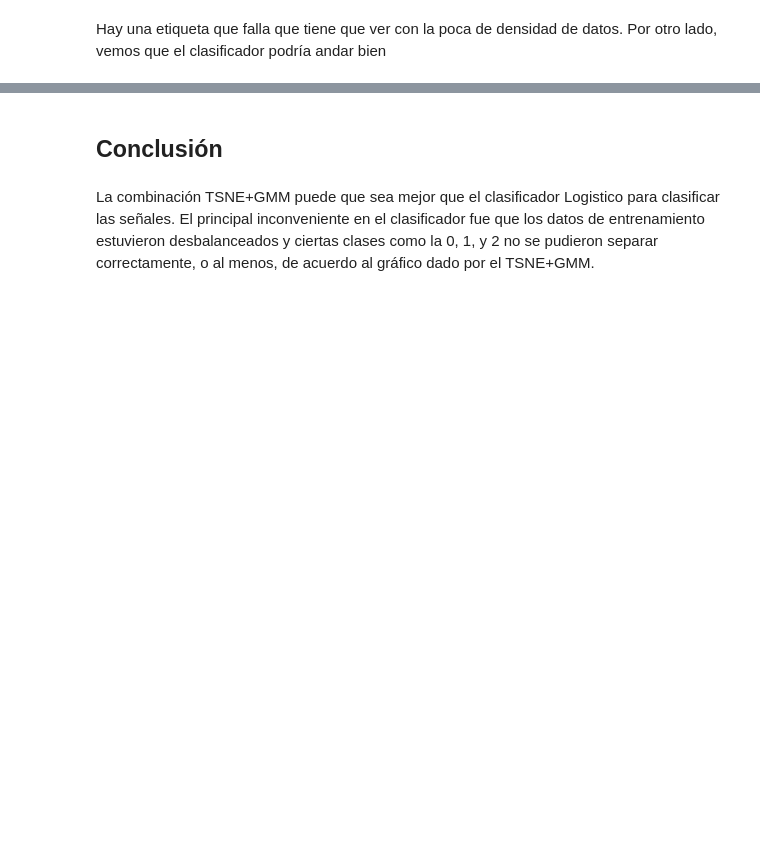
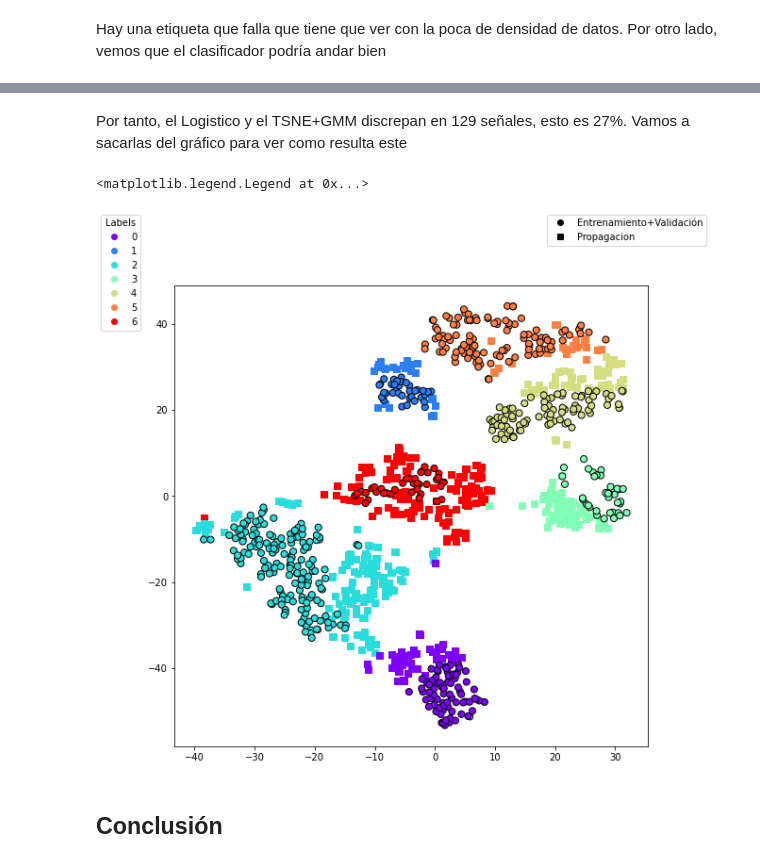
Before and after one commit to ifmelchor/volcano_ML-UNSAM, a Jupyter notebook: modelos/2_Mixtura.ipynb, the cells around one changed output, grey strips where cells are left out. Drawn from its saved outputs; the diff is of its cells as text; code cells hidden in the pictures; blank space fills up the shorter version.

```diff
--- a/modelos/2_Mixtura.ipynb
+++ b/modelos/2_Mixtura.ipynb
@@ -271,5 +314,32 @@ plot_LP_list(map(gen.get, idx))
+# %% [markdown]
+Por tanto, el Logistico y el TSNE+GMM discrepan en 129 señales, esto es 27%. Vamos a sacarlas del gráfico para ver como resulta este
+# %%
+X_forlabel_clean = X_forlabel[np.where((y_lr-y_gmm) == 0)]
+y_result_clean = y_result[np.where((y_lr-y_gmm) == 0)]
+
+X_joint = np.concatenate((X_forlabel_clean, X_labeled))
+Y_joint = np.concatenate((y_result_clean, y_best))
+labels = np.arange(Y_joint.max()+1)
+
+tsne_joint = TSNE(init='pca')
+X_joint_2D = tsne_joint.fit_transform(X_joint)
+
+X_forlabel_2D = X_joint_2D[:X_forlabel_clean.shape[0],:]
+X_labeled_2D = X_joint_2D[X_forlabel_clean.shape[0]:,:]
+
+fig, ax = plt.subplots(1,1, figsize=(9,9))
+cmap = 'rainbow'
+norm = mcolors.Normalize(Y_joint.min(), Y_joint.max())
+ax.scatter(X_forlabel_2D[:,0], X_forlabel_2D[:,1], marker='s', c=y_result_clean, cmap=cmap, norm=norm, s=50)
+ax.scatter(X_labeled_2D[:,0], X_labeled_2D[:,1], marker='o', ec='k', c=y_best, cmap=cmap, norm=norm, s=50)
+h = [plt.Line2D([0], [0], linestyle="none", marker="o", c=cm.get_cmap(cmap)(norm(c)), alpha=1) for c in labels]
+h2 = [plt.Line2D([0], [0], linestyle="none", marker="o", c='k', alpha=1)]
+h2 += [plt.Line2D([0], [0], linestyle="none", marker="s", c='k', alpha=1)]
+
+fig.legend(h, labels, title='Labels', loc=2)
+fig.legend(h2, ['Entrenamiento+Validación', 'Propagacion'])
+# %% [output]
+<matplotlib.legend.Legend at 0x...>
+[figure, added]
 # %% [markdown]
 ## Conclusión
-# %% [markdown]
-La combinación TSNE+GMM puede que sea mejor que el clasificador Logistico para clasificar las señales.
-El principal inconveniente en el clasificador fue que los datos de entrenamiento estuvieron desbalanceados y ciertas clases como la 0, 1, y 2 no se pudieron separar correctamente, o al menos, de acuerdo al gráfico dado por el TSNE+GMM.
```
Also changed, not shown: parts of 32 cells of this notebook, 1 other file.
